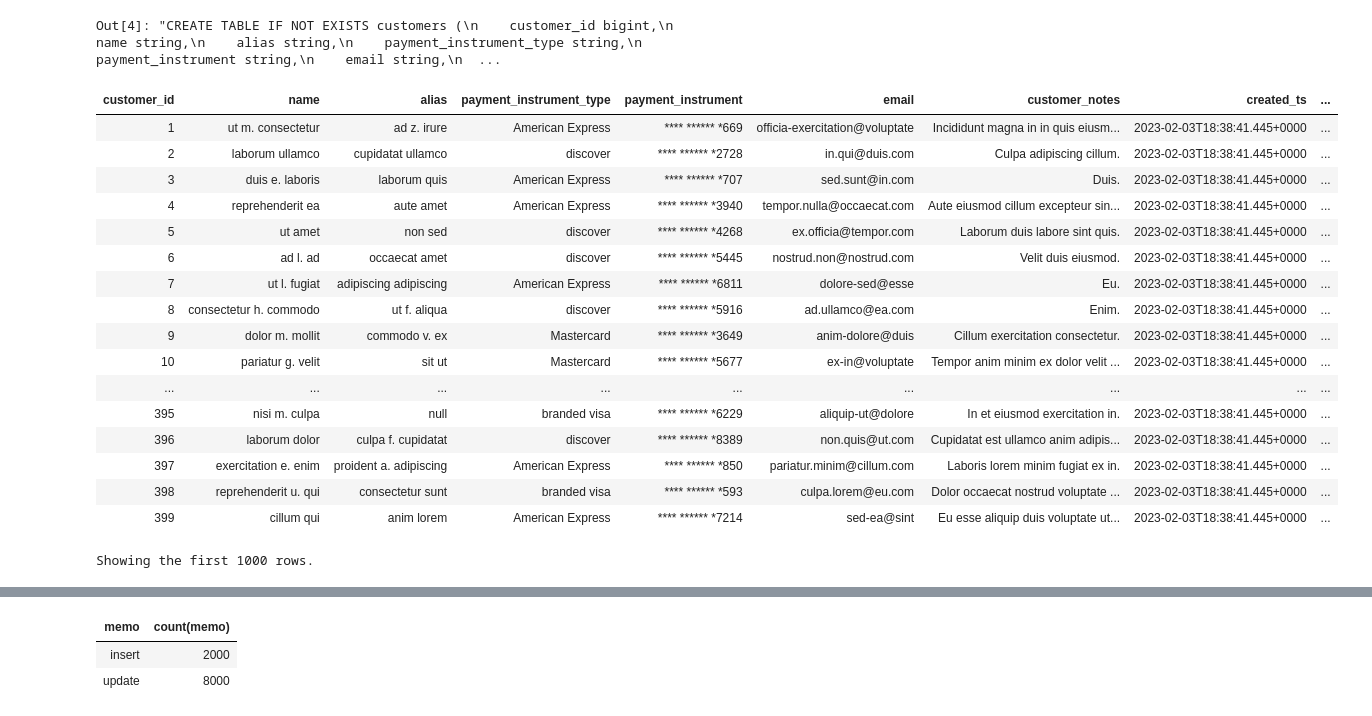
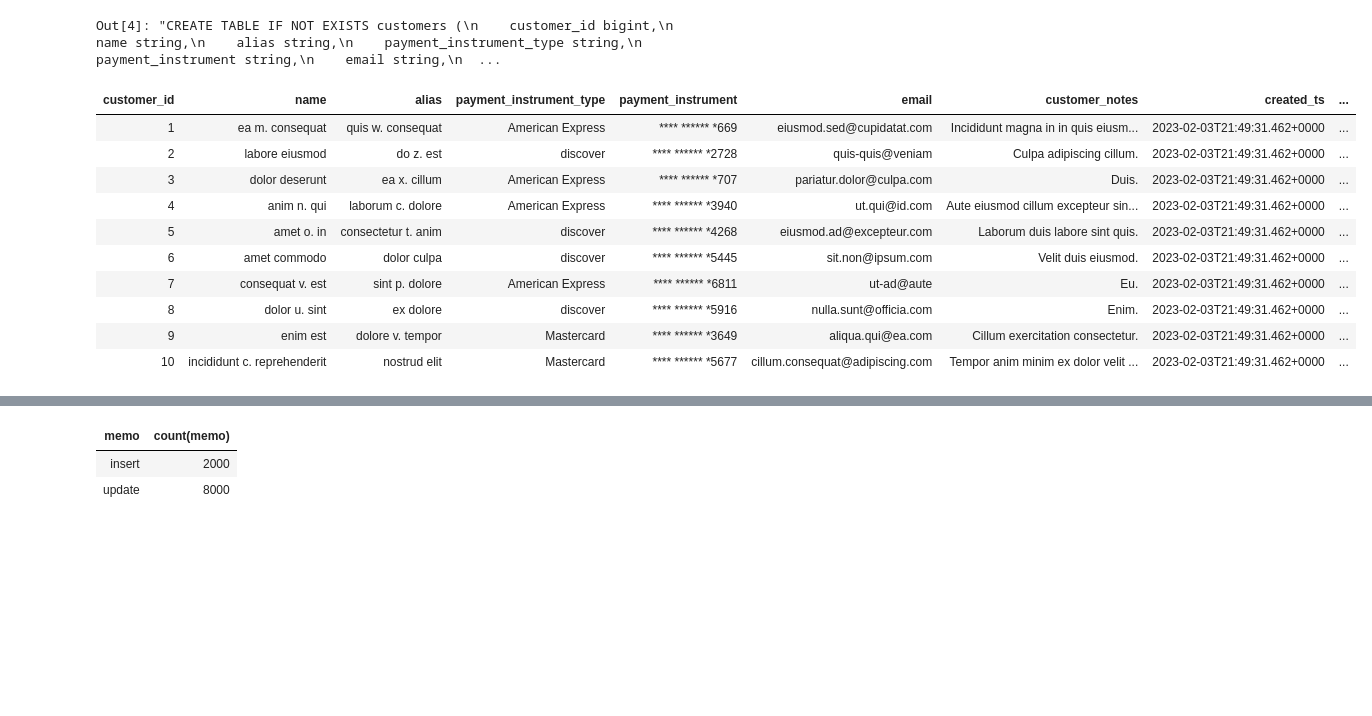
Before and after one commit to sastafford/lakehouse_playground, a Jupyter notebook: sql/MERGE INTO.ipynb, the cells around one changed output, grey strips where cells are left out. Cells and saved outputs as stored; diff of their text form; code cells hidden in the pictures; blank space fills up the shorter version.

```diff
--- a/sql/MERGE INTO.ipynb
+++ b/sql/MERGE INTO.ipynb
@@ -69,27 +69,22 @@ Out[4]: "CREATE TABLE IF NOT EXISTS customers (\n    customer_id bigint,\n    na
 # %%
 %sql
 -- lets check our table
 
-SELECT * FROM customers
+SELECT *
+FROM customers
+LIMIT 10
 # %% [output]
 | customer_id | name | alias | payment_instrument_type | payment_instrument | email | customer_notes | created_ts | ... |
-| 1 | ut m. consectetur | ad z. irure | American Express | **** ****** *669 | officia-exercitation@voluptate | Incididunt magna in in quis eiusm... | 2023-02-03T18:38:41.445+0000 | ... |
-| 2 | laborum ullamco | cupidatat ullamco | discover | **** ****** *2728 | in.qui@duis.com | Culpa adipiscing cillum. | 2023-02-03T18:38:41.445+0000 | ... |
-| 3 | duis e. laboris | laborum quis | American Express | **** ****** *707 | sed.sunt@in.com | Duis. | 2023-02-03T18:38:41.445+0000 | ... |
-| 4 | reprehenderit ea | aute amet | American Express | **** ****** *3940 | tempor.nulla@occaecat.com | Aute eiusmod cillum excepteur sin... | 2023-02-03T18:38:41.445+0000 | ... |
-| 5 | ut amet | non sed | discover | **** ****** *4268 | ex.officia@tempor.com | Laborum duis labore sint quis. | 2023-02-03T18:38:41.445+0000 | ... |
-| 6 | ad l. ad | occaecat amet | discover | **** ****** *5445 | nostrud.non@nostrud.com | Velit duis eiusmod. | 2023-02-03T18:38:41.445+0000 | ... |
-| 7 | ut l. fugiat | adipiscing adipiscing | American Express | **** ****** *6811 | dolore-sed@esse | Eu. | 2023-02-03T18:38:41.445+0000 | ... |
-| 8 | consectetur h. commodo | ut f. aliqua | discover | **** ****** *5916 | ad.ullamco@ea.com | Enim. | 2023-02-03T18:38:41.445+0000 | ... |
-| 9 | dolor m. mollit | commodo v. ex | Mastercard | **** ****** *3649 | anim-dolore@duis | Cillum exercitation consectetur. | 2023-02-03T18:38:41.445+0000 | ... |
-| 10 | pariatur g. velit | sit ut | Mastercard | **** ****** *5677 | ex-in@voluptate | Tempor anim minim ex dolor velit ... | 2023-02-03T18:38:41.445+0000 | ... |
-| ... | ... | ... | ... | ... | ... | ... | ... | ... |
-| 395 | nisi m. culpa | null | branded visa | **** ****** *6229 | aliquip-ut@dolore | In et eiusmod exercitation in. | 2023-02-03T18:38:41.445+0000 | ... |
-| 396 | laborum dolor | culpa f. cupidatat | discover | **** ****** *8389 | non.quis@ut.com | Cupidatat est ullamco anim adipis... | 2023-02-03T18:38:41.445+0000 | ... |
-| 397 | exercitation e. enim | proident a. adipiscing | American Express | **** ****** *850 | pariatur.minim@cillum.com | Laboris lorem minim fugiat ex in. | 2023-02-03T18:38:41.445+0000 | ... |
-| 398 | reprehenderit u. qui | consectetur sunt | branded visa | **** ****** *593 | culpa.lorem@eu.com | Dolor occaecat nostrud voluptate ... | 2023-02-03T18:38:41.445+0000 | ... |
-| 399 | cillum qui | anim lorem | American Express | **** ****** *7214 | sed-ea@sint | Eu esse aliquip duis voluptate ut... | 2023-02-03T18:38:41.445+0000 | ... |
+| 1 | ea m. consequat | quis w. consequat | American Express | **** ****** *669 | eiusmod.sed@cupidatat.com | Incididunt magna in in quis eiusm... | 2023-02-03T21:49:31.462+0000 | ... |
+| 2 | labore eiusmod | do z. est | discover | **** ****** *2728 | quis-quis@veniam | Culpa adipiscing cillum. | 2023-02-03T21:49:31.462+0000 | ... |
+| 3 | dolor deserunt | ea x. cillum | American Express | **** ****** *707 | pariatur.dolor@culpa.com | Duis. | 2023-02-03T21:49:31.462+0000 | ... |
+| 4 | anim n. qui | laborum c. dolore | American Express | **** ****** *3940 | ut.qui@id.com | Aute eiusmod cillum excepteur sin... | 2023-02-03T21:49:31.462+0000 | ... |
+| 5 | amet o. in | consectetur t. anim | discover | **** ****** *4268 | eiusmod.ad@excepteur.com | Laborum duis labore sint quis. | 2023-02-03T21:49:31.462+0000 | ... |
+| 6 | amet commodo | dolor culpa | discover | **** ****** *5445 | sit.non@ipsum.com | Velit duis eiusmod. | 2023-02-03T21:49:31.462+0000 | ... |
+| 7 | consequat v. est | sint p. dolore | American Express | **** ****** *6811 | ut-ad@aute | Eu. | 2023-02-03T21:49:31.462+0000 | ... |
+| 8 | dolor u. sint | ex dolore | discover | **** ****** *5916 | nulla.sunt@officia.com | Enim. | 2023-02-03T21:49:31.462+0000 | ... |
+| 9 | enim est | dolore v. tempor | Mastercard | **** ****** *3649 | aliqua.qui@ea.com | Cillum exercitation consectetur. | 2023-02-03T21:49:31.462+0000 | ... |
+| 10 | incididunt c. reprehenderit | nostrud elit | Mastercard | **** ****** *5677 | cillum.consequat@adipiscing.com | Tempor anim minim ex dolor velit ... | 2023-02-03T21:49:31.462+0000 | ... |
-Showing the first 1000 rows.
 # %%
 import pandas as pd
 
```
Also changed, not shown: parts of 7 cells of this notebook.
